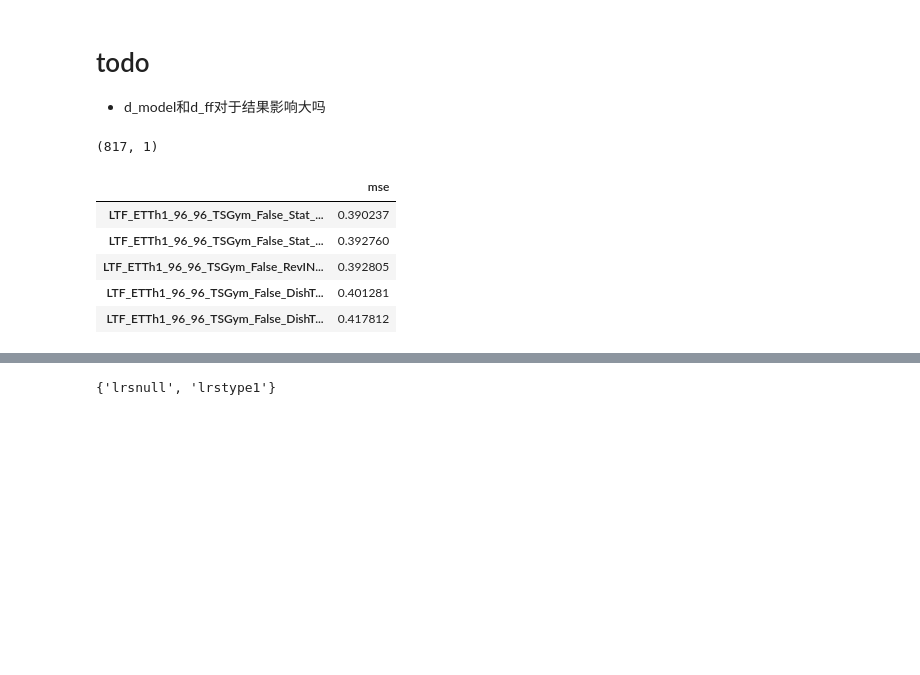
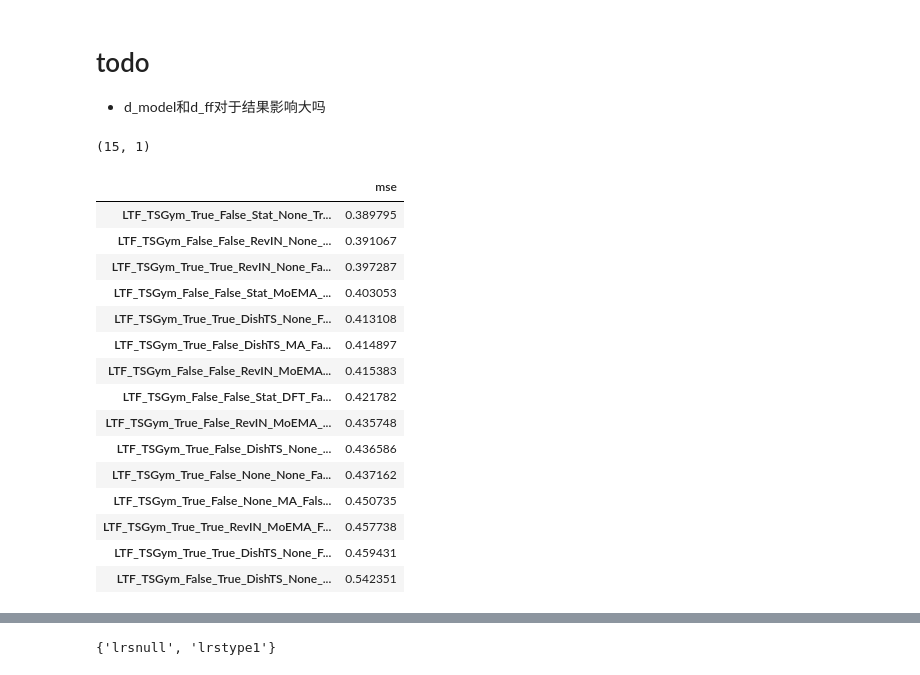
Before and after one commit to SUFE-AILAB/TSGym, a Jupyter notebook: notebooks/result_analysis_long_term_forecasting_gym.ipynb, the cells around one changed output, grey strips where cells are left out. Cells and saved outputs as stored; diff of their text form; code cells hidden in the pictures; blank space fills up the shorter version.

```diff
--- a/notebooks/result_analysis_long_term_forecasting_gym.ipynb
+++ b/notebooks/result_analysis_long_term_forecasting_gym.ipynb
@@ -22,7 +22,8 @@ path_TSFM = '/data/nishome/user1/minqi/TSGym/resultsGym_TSFM'
 
 result_dict, runtime_dict = {}, {}
 for pred_len in pred_lens:
-    model_list = os.listdir(path_non_transformer) + os.listdir(path_transformer) + os.listdir(path_LLM) + os.listdir(path_TSFM)
+    # model_list = os.listdir(path_non_transformer) + os.listdir(path_transformer) + os.listdir(path_LLM) + os.listdir(path_TSFM)
+    model_list = os.listdir(path_non_transformer)
     model_list = [_ for _ in model_list if f'pl{pred_len}' in _ and dataset in _]
     result_dict[pred_len], runtime_dict[pred_len] = {}, {}
     for model in model_list:
@@ -55,24 +50,34 @@ for pred_len in pred_lens:
 # %%
 df = pd.DataFrame.from_dict(result_dict[96], orient='index') if dataset not in ['ili', 'fred-md', 'covid-19'] else pd.DataFrame.from_dict(result_dict[24], orient='index')
 print(df.shape)
 df.columns = ['mse']
 
 # df_runtime = pd.DataFrame.from_dict(runtime_dict[96], orient='index')
 # df_runtime.columns = ['runtime-per-epoch']
 
 # df = pd.concat([df, df_runtime], axis=1).dropna()
 
-df = df.loc[[_ for _ in df.index if 'LLM' in _ or 'TSFM' in _]]
+# df = df.loc[[_ for _ in df.index if 'LLM' in _ or 'TSFM' in _]]
 df.sort_values(by='mse').head(20)
 # df.sort_values(by='runtime-per-epoch', ascending=True).head(20)
 # %% [output]
-(817, 1)
+(15, 1)
 |  | mse |
-| LTF_ETTh1_96_96_TSGym_False_Stat_... | 0.390237 |
-| LTF_ETTh1_96_96_TSGym_False_Stat_... | 0.392760 |
-| LTF_ETTh1_96_96_TSGym_False_RevIN... | 0.392805 |
-| LTF_ETTh1_96_96_TSGym_False_DishT... | 0.401281 |
-| LTF_ETTh1_96_96_TSGym_False_DishT... | 0.417812 |
+| LTF_TSGym_True_False_Stat_None_Tr... | 0.389795 |
+| LTF_TSGym_False_False_RevIN_None_... | 0.391067 |
+| LTF_TSGym_True_True_RevIN_None_Fa... | 0.397287 |
+| LTF_TSGym_False_False_Stat_MoEMA_... | 0.403053 |
+| LTF_TSGym_True_True_DishTS_None_F... | 0.413108 |
+| LTF_TSGym_True_False_DishTS_MA_Fa... | 0.414897 |
+| LTF_TSGym_False_False_RevIN_MoEMA... | 0.415383 |
+| LTF_TSGym_False_False_Stat_DFT_Fa... | 0.421782 |
+| LTF_TSGym_True_False_RevIN_MoEMA_... | 0.435748 |
+| LTF_TSGym_True_False_DishTS_None_... | 0.436586 |
+| LTF_TSGym_True_False_None_None_Fa... | 0.437162 |
+| LTF_TSGym_True_False_None_MA_Fals... | 0.450735 |
+| LTF_TSGym_True_True_RevIN_MoEMA_F... | 0.457738 |
+| LTF_TSGym_True_True_DishTS_None_F... | 0.459431 |
+| LTF_TSGym_False_True_DishTS_None_... | 0.542351 |
 # %%
 # df = pd.DataFrame.from_dict(result_dict[192], orient='index')
 # df.columns = ['mse']
```
Also changed, not shown: parts of 3 cells of this notebook, 1 other file.
